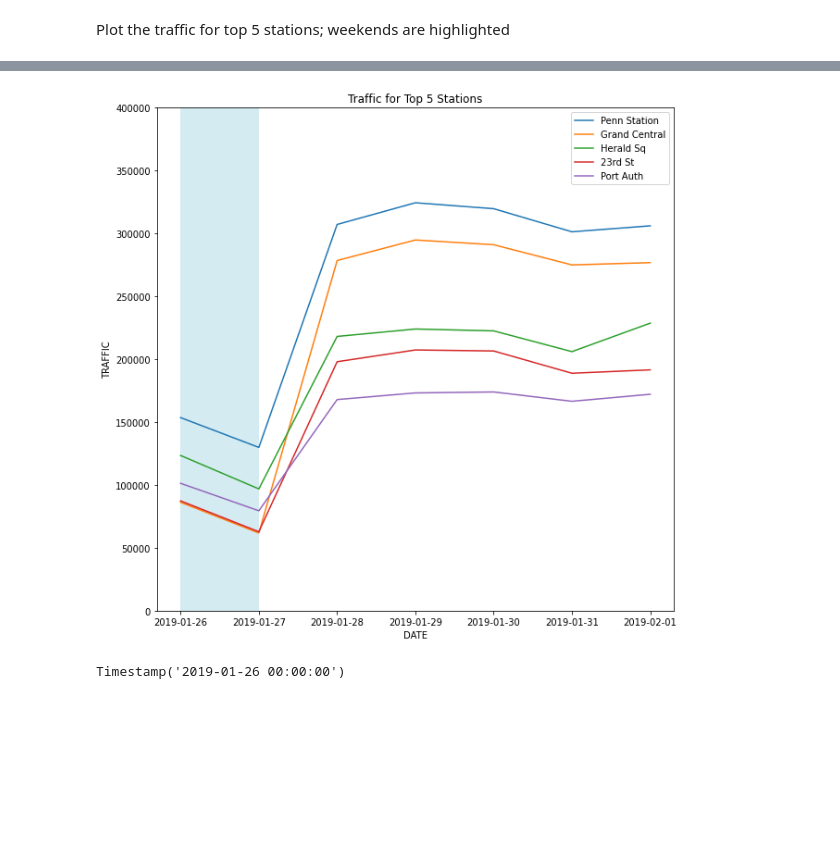
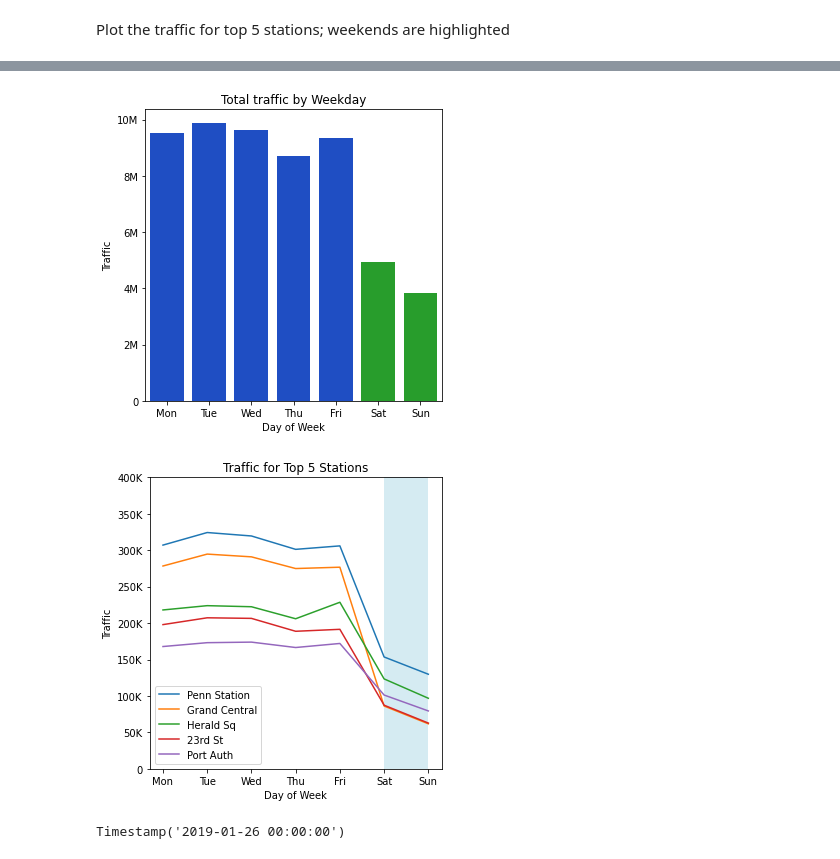
Before and after one commit to KunojiLym/metis_project_1, a Jupyter notebook: yz_project_01.ipynb, the cells around one changed output, grey strips where cells are left out. Drawn from its saved outputs; the diff is of its cells as text; code cells hidden in the pictures; blank space fills up the shorter version.

```diff
--- a/yz_project_01.ipynb
+++ b/yz_project_01.ipynb
@@ -14,9 +19,17 @@ We read a weekly file from the MTA website to determine its structure
 # %%
+num_weeks = 1
+start_date = filedate = pd.Timestamp('2019-02-02 00:00:00')
+
 dateparse = lambda dates: [time.strptime(d, '%m/%d/%Y') for d in dates]
 
-mta_test = pd.read_csv("http://web.mta.info/developers/data/nyct/turnstile/turnstile_190202.txt", parse_dates=['DATE'])
+filelist = []
+for numfiles in range (num_weeks):
 
-##mta_test = pd.read_csv("http://web.mta.info/developers/data/nyct/turnstile/turnstile_190202.txt")
+    df = pd.read_csv('http://web.mta.info/developers/data/nyct/turnstile/turnstile_' + str(filedate.year)[2:4] + str(filedate.month).zfill(2) + str(filedate.day).zfill(2) + '.txt', parse_dates=['DATE'])
+    filelist.append(df)
+    filedate += pd.Timedelta(days=7)
+
+mta_test = pd.concat(filelist, axis=0, ignore_index=True)
 # %%
 mta_test.head()
 # %% [output]
@@ -195,6 +208,7 @@ Append weekday and traffic column to dataset
 # %%
 mta_entries_exits['WEEKDAY'] = mta_entries_exits['DATE'].dt.day_name()
 mta_entries_exits['TRAFFIC'] = mta_entries_exits['ENTRIES'] + mta_entries_exits['EXITS']
+mta_entries_exits['WEEKDAY_INDEX'] = mta_entries_exits['DATE'].dt.weekday
 # %% [markdown]
 Remove rows with erronous jumps
 # %%
@@ -202,7 +216,7 @@ mta_entries_exits = mta_entries_exits[mta_entries_exits.TRAFFIC < 50000]
 # %% [markdown]
 Group by station and date (including weekday) and flatten the resultant dataset
 # %%
-mta_bystation = mta_entries_exits.groupby(['STATION','DATE','WEEKDAY']).sum().reset_index()
+mta_bystation = mta_entries_exits.groupby(['STATION','DATE','WEEKDAY', 'WEEKDAY_INDEX']).sum().reset_index()
 # %%
 mta_bystation
 # %% [output]
@@ -245,8 +249,12 @@ Which are the top 5 stations by entries and exits?
 # %%
 mta_top5 = mta_bystation.groupby('STATION').sum().reset_index().sort_values('TRAFFIC', ascending=False).head(5)
 
-plt.figure(figsize=(10,10))
-sns.barplot(data=mta_top5, x = 'STATION', y = 'TRAFFIC', color='green').set(title='Top 5 Stations by Turnstile Traffic');
+fig = plt.figure(figsize=(5,5))
+sns.barplot(data=mta_top5, x = 'STATION', y = 'TRAFFIC', color='green').set(title='Top 5 Stations by Turnstile Traffic', xlabel='Stations', ylabel='Traffic')
+axs = plt.gca()
+axs.yaxis.set_major_formatter(tick.FuncFormatter(p1.reformat_large_tick_values));
+plt.xticks(rotation=30, ha='right')
+plt.tight_layout()
 
-plt.savefig('top5stations.svg')
+plt.savefig('top5stations-' + str(num_weeks) + 'wk.svg')
 # %% [output]
@@ -379,16 +422,31 @@ plt.savefig('weekly_traffic_total.svg');
+# %%
+fig, axs = plt.subplots(nrows=1,figsize=(5,5))
+
+with sns.xkcd_palette(['blue', 'blue', 'blue', 'blue', 'blue', 'green', 'green']):
+    sns.barplot(data = mta_bystation.groupby('WEEKDAY_INDEX').sum().reset_index(), x='WEEKDAY_INDEX', y='TRAFFIC', ax=axs, label="Traffic").set(title='Total traffic by Weekday', xticklabels=['Mon','Tue','Wed','Thu','Fri','Sat','Sun'], xlabel='Day of Week', ylabel='Traffic');
+
+axs = plt.gca()
+axs.yaxis.set_major_formatter(tick.FuncFormatter(p1.reformat_large_tick_values));
+
+plt.tight_layout()
+plt.savefig('weekly_traffic_byweekday-' + str(num_weeks) + 'wk.svg');
+# %% [output]
+[figure, added]
 # %%
-fig, axs = plt.subplots(nrows=1,figsize=(10,10))
+fig, axs = plt.subplots(nrows=1,figsize=(5,5))
 
 for station in mta:
-    sns.lineplot(data = mta[station][0], x='DATE', y='TRAFFIC', ax=axs, label=mta[station][1]).set(title='Traffic for Top 5 Stations', ylim=(0,400000))
+    sns.lineplot(data = mta[station][0], x='WEEKDAY_INDEX', y='TRAFFIC', ax=axs, label=mta[station][1]).set(title='Traffic for Top 5 Stations', ylim=(0,400000), xticklabels=['','Mon','Tue','Wed','Thu','Fri','Sat','Sun'], xlabel='Day of Week', ylabel='Traffic')
 
-weekend_indices = p1.find_weekend_indices(mta['penn'][0].DATE.tolist())
-p1.highlight_datetimes(weekend_indices, axs, mta['penn'][0])
+axs.axvspan(5, 6, facecolor='lightblue', edgecolor='none', alpha=.5)
+
+axs.yaxis.set_major_formatter(tick.FuncFormatter(p1.reformat_large_tick_values))
 axs.legend();
 
-plt.savefig('top5traffic.svg')
+plt.tight_layout()
+plt.savefig('top5traffic-' + str(num_weeks) + 'wk.svg')
 # %% [output]
-[figure, old version]
+[figure, new version]
 # %%
 mta_bystation[mta_bystation.STATION == "34 ST-PENN STA"].at[427, 'DATE']
 # %% [output]
```
Also changed, not shown: parts of 13 cells of this notebook, 39 other files.
